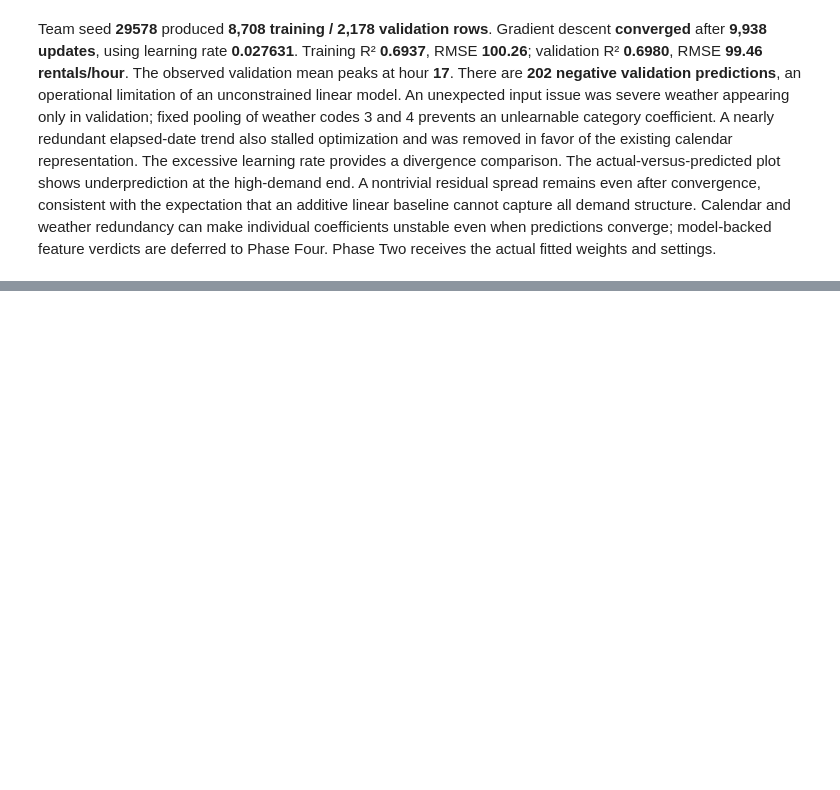
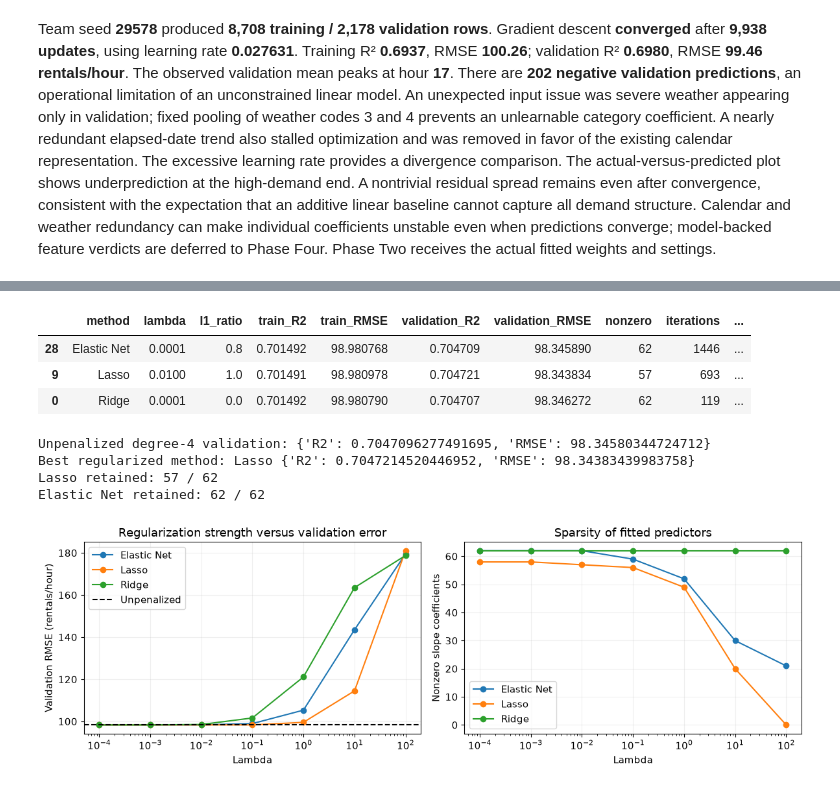
Before and after one commit to MohamedSameh77/machine-learning-project-I, a Jupyter notebook: bike_sharing_demand.ipynb, the cells around one changed output, grey strips where cells are left out. Cells and saved outputs as stored; diff of their text form; code cells hidden in the pictures; blank space fills up the shorter version.

```diff
--- a/bike_sharing_demand.ipynb
+++ b/bike_sharing_demand.ipynb
@@ -447,0 +1015,18 @@ Team seed **29578** produced **8,708 training / 2,178 validation rows**. Gradien
+# %%
+phase_four_input_path=artifact_dir / "phase_three.json"
+phase_four_input=json.loads(phase_four_input_path.read_text(encoding="utf-8"))
+assert phase_four_input["seed"]==seed
+assert phase_four_input["train_record_ids"]==train_df.instant.tolist()
+assert phase_four_input["validation_record_ids"]==val_df.instant.tolist()
+assert phase_four_input["phase_two_input_sha256"]==hashlib.sha256(phase_three_input_path.read_bytes()).hexdigest()
+for filename,digest in phase_four_input["source_sha256"].items():
+    assert hashlib.sha256((DATA_DIR / filename).read_bytes()).hexdigest()==digest
+phase_four_degree=phase_four_input["target_degree"]
+phase_four_basis=polynomial_design(phase_four_degree)
+assert phase_four_basis["names"]==phase_four_input["target_weight_names"]
+phase_four_names=phase_four_basis["names"][1:]
+phase_four_X=phase_four_basis["train"][:,1:]
+phase_four_V=phase_four_basis["validation"][:,1:]
+phase_four_initial=np.asarray(phase_four_input["target_weights"])[1:]
+print("Consumed degree:",phase_four_degree)
+display(Markdown(str(phase_four_input["diagnosis"])))
@@ -447,0 +1090,53 @@ Team seed **29578** produced **8,708 training / 2,178 validation rows**. Gradien
+# %%
+phase_four_lambdas=[0.0001,0.001,0.01,0.1,1.,10.,100.]
+phase_four_ratios={"Ridge":[0.],"Lasso":[1.],"Elastic Net":[0.2,0.5,0.8]}
+phase_four_models=[]; phase_four_rows=[]
+for method,ratios in phase_four_ratios.items():
+    for rho in ratios:
+        for lam in phase_four_lambdas:
+            fit=fit_regularized(phase_four_X,y_train,lam,rho,phase_four_initial)
+            ts=regression_metrics(y_train,regularized_predict(fit,phase_four_X))
+            vs=regression_metrics(y_val,regularized_predict(fit,phase_four_V))
+            phase_four_models.append(fit)
+            phase_four_rows.append({"method":method,"lambda":lam,"l1_ratio":rho,
+                "train_R2":ts["R2"],"train_RMSE":ts["RMSE"],"validation_R2":vs["R2"],"validation_RMSE":vs["RMSE"],
+                "nonzero":int(np.count_nonzero(fit["weights"])),"iterations":fit["iterations"],"kkt":fit["kkt"]})
+phase_four_search=pd.DataFrame(phase_four_rows)
+phase_four_winner_indices={method:int(group.sort_values(["validation_RMSE","lambda"]).index[0]) for method,group in phase_four_search.groupby("method")}
+phase_four_winners=phase_four_search.loc[list(phase_four_winner_indices.values())].copy()
+display(phase_four_winners.round(6))
+phase_four_best_index=int(phase_four_winners.sort_values("validation_RMSE").index[0])
+phase_four_best=phase_four_models[phase_four_best_index]
+phase_four_best_method=str(phase_four_search.loc[phase_four_best_index,"method"])
+phase_four_best_metrics=regression_metrics(y_val,regularized_predict(phase_four_best,phase_four_V))
+phase_four_baseline=phase_four_input["target_metrics"]["validation"]
+print("Unpenalized degree-4 validation:",phase_four_baseline)
+print("Best regularized method:",phase_four_best_method,phase_four_best_metrics)
+
+phase_four_lasso=phase_four_models[phase_four_winner_indices["Lasso"]]
+phase_four_elastic=phase_four_models[phase_four_winner_indices["Elastic Net"]]
+phase_four_lasso_features=[f for f,w in zip(phase_four_names,phase_four_lasso["weights"]) if w!=0]
+phase_four_elastic_features=[f for f,w in zip(phase_four_names,phase_four_elastic["weights"]) if w!=0]
+print("Lasso retained:",len(phase_four_lasso_features),"/",len(phase_four_names))
+print("Elastic Net retained:",len(phase_four_elastic_features),"/",len(phase_four_names))
+fig,axes=plt.subplots(1,2,figsize=(12,4))
+for method,group in phase_four_search.groupby("method"):
+    curve=group.sort_values("validation_RMSE").groupby("lambda").first().sort_index()
+    axes[0].plot(curve.index,curve.validation_RMSE,marker="o",label=method)
+    axes[1].plot(curve.index,curve.nonzero,marker="o",label=method)
+axes[0].axhline(phase_four_baseline["RMSE"],color="black",linestyle="--",label="Unpenalized")
+axes[0].set(xlabel="Lambda",ylabel="Validation RMSE (rentals/hour)",title="Regularization strength versus validation error")
+axes[1].set(xlabel="Lambda",ylabel="Nonzero slope coefficients",title="Sparsity of fitted predictors")
+for ax in axes:
+    ax.set_xscale("log"); ax.legend()
+fig.tight_layout(); plt.show()
+# %% [output]
+|  | method | lambda | l1_ratio | train_R2 | train_RMSE | validation_R2 | validation_RMSE | nonzero | iterations | ... |
+| 28 | Elastic Net | 0.0001 | 0.8 | 0.701492 | 98.980768 | 0.704709 | 98.345890 | 62 | 1446 | ... |
+| 9 | Lasso | 0.0100 | 1.0 | 0.701491 | 98.980978 | 0.704721 | 98.343834 | 57 | 693 | ... |
+| 0 | Ridge | 0.0001 | 0.0 | 0.701492 | 98.980790 | 0.704707 | 98.346272 | 62 | 119 | ... |
+Unpenalized degree-4 validation: {'R2': 0.7047096277491695, 'RMSE': 98.34580344724712}
+Best regularized method: Lasso {'R2': 0.7047214520446952, 'RMSE': 98.34383439983758}
+Lasso retained: 57 / 62
+Elastic Net retained: 62 / 62
+[figure, added]
```
Also changed, not shown: parts of 41 cells of this notebook, 4 other files.
